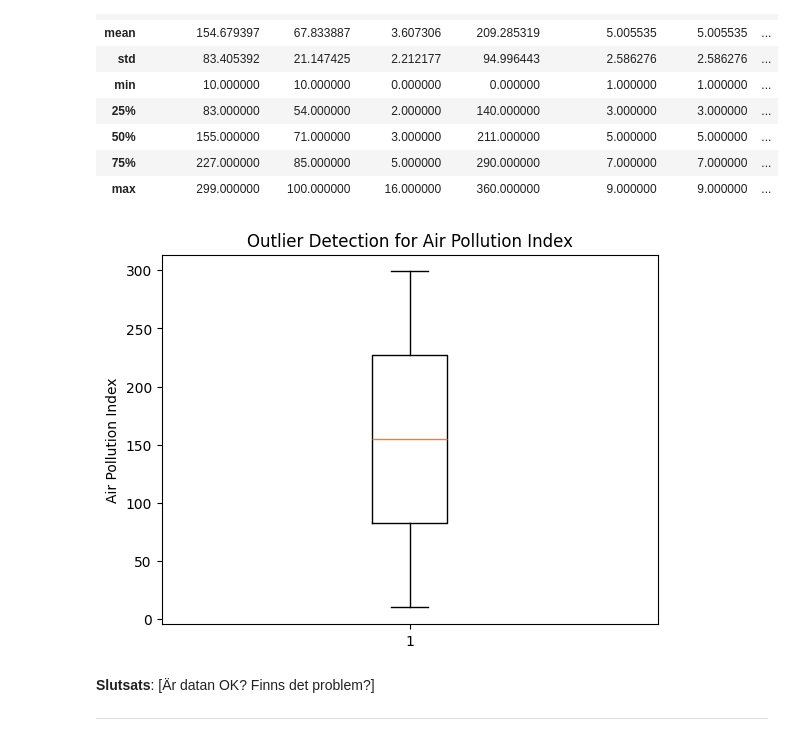
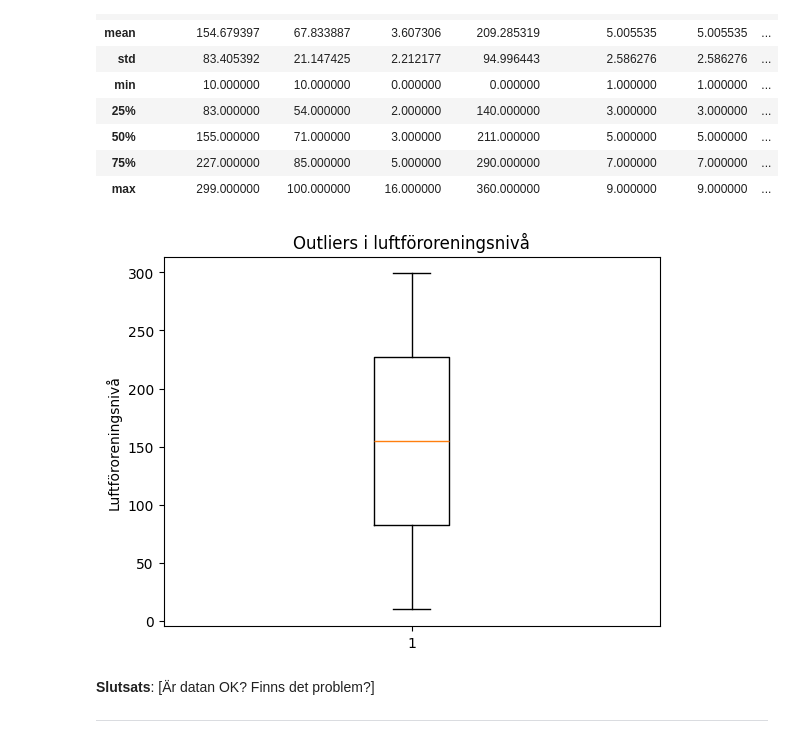
Before and after one commit to regissoren7/big-data-iot-labs, a Jupyter notebook: mini-projekt/Mohamed.Filimon.ipynb, the cells around one changed output. Drawn from its saved outputs; the diff is of its cells as text; code cells hidden in the pictures.

```diff
--- a/mini-projekt/Mohamed.Filimon.ipynb
+++ b/mini-projekt/Mohamed.Filimon.ipynb
@@ -96,13 +96,13 @@ df.describe()
 # %%
 # Kolla efter outliers (extremvärden)
 import matplotlib.pyplot as plt
 
 plt.boxplot(df["air_pollution_index"])
-plt.title("Outlier Detection for Air Pollution Index")
-plt.ylabel("Air Pollution Index")
+plt.title("Outliers i luftföroreningsnivå")
+plt.ylabel("Luftföroreningsnivå")
 plt.show()
 # %% [output]
-[figure, old version]
+[figure, new version]
 # %% [markdown]
 **Slutsats**: [Är datan OK? Finns det problem?]
 
```
Also changed, not shown: parts of 4 cells of this notebook.
